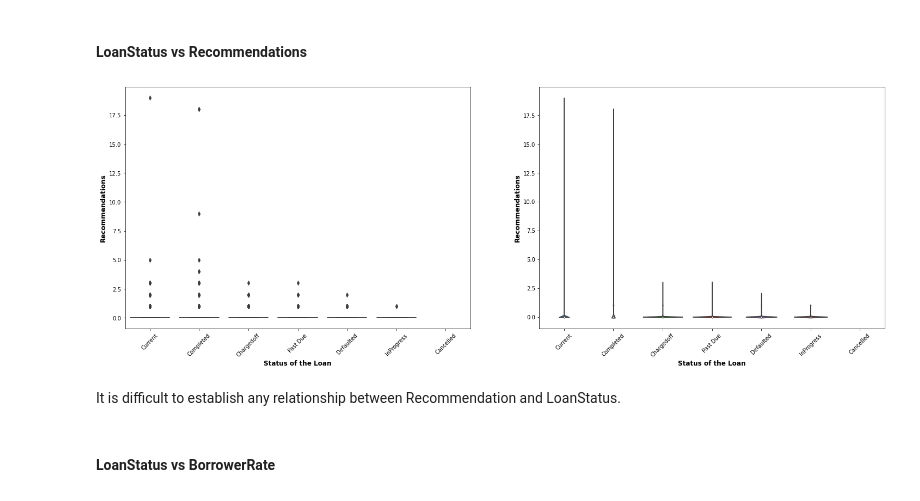
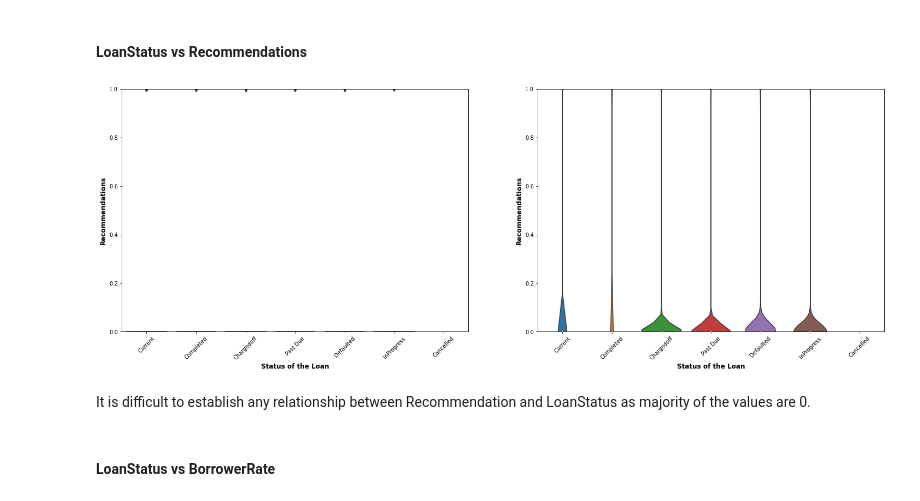
Before and after one commit to mehulzawar92/exploratory-analysis, a Jupyter notebook: exploratory_analysis.ipynb, the cells around one changed output. Saved outputs shown, nothing was run; the diff lists cells and outputs as text; code cells hidden in the pictures.

```diff
--- a/exploratory_analysis.ipynb
+++ b/exploratory_analysis.ipynb
@@ -634,21 +634,23 @@ The plots show that there is relationship between the monthly payments and the n
 # %%
 plt.figure(figsize = (25, 18))
 
 plt.subplot(221)
 sns.boxplot(data = loan_data_clean, x = 'LoanStatus', y = 'Recommendations', order = loan_data_clean['LoanStatus'].value_counts().index)
 plt.xticks(rotation=45)
 plt.xlabel('Status of the Loan', fontweight = 'bold', fontsize = 12)
 plt.ylabel('Recommendations', fontweight = 'bold', fontsize = 12)
+plt.ylim(0,1)
 
 plt.subplot(222)
 sns.violinplot(data = loan_data_clean, x = 'LoanStatus', y = 'Recommendations', order = loan_data_clean['LoanStatus'].value_counts().index)
 plt.xticks(rotation=45)
 plt.xlabel('Status of the Loan', fontweight = 'bold', fontsize = 12)
-plt.ylabel('Recommendations', fontweight = 'bold', fontsize = 12);
+plt.ylabel('Recommendations', fontweight = 'bold', fontsize = 12)
+plt.ylim(0,1);
 # %% [output]
-[figure, old version]
+[figure, new version]
 # %% [markdown]
-It is difficult to establish any relationship between Recommendation and LoanStatus.
+It is difficult to establish any relationship between Recommendation and LoanStatus as majority of the values are 0.
 # %% [markdown]
 #### LoanStatus vs BorrowerRate
 # %%
```
Also changed, not shown: parts of 2 cells of this notebook, 3 other files.
